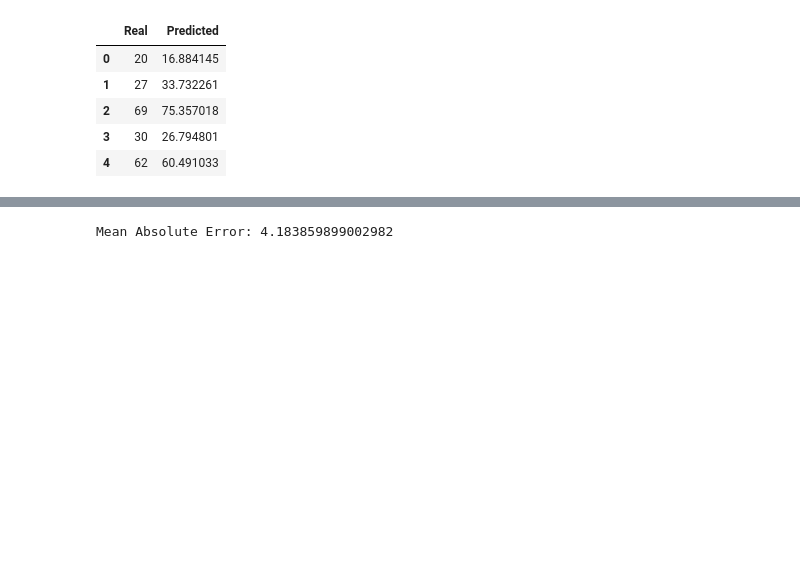
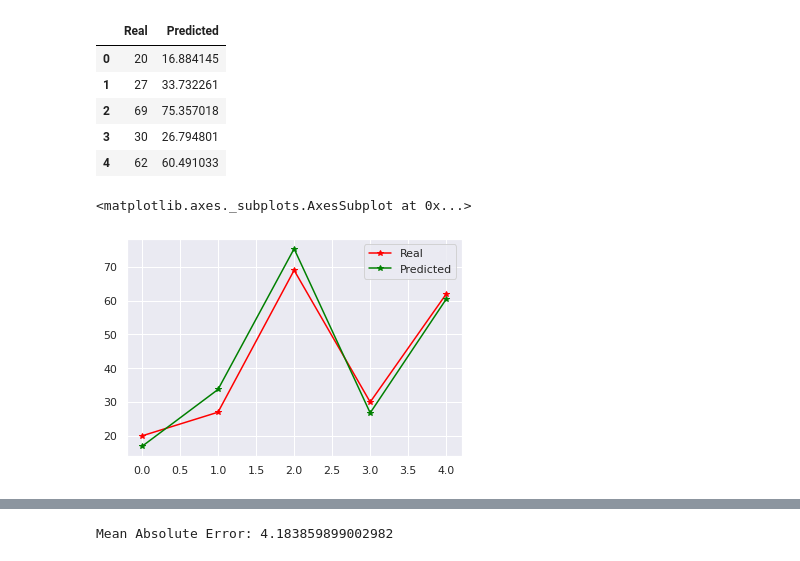
Before and after one commit to GKS07/The-Sparks-Foundation, a Jupyter notebook: Percentage_Predictor.ipynb, the cells around one changed output, grey strips where cells are left out. Saved outputs shown, nothing was run; the diff lists cells and outputs as text; code cells hidden in the pictures; blank space fills up the shorter version.

```diff
--- a/Percentage_Predictor.ipynb
+++ b/Percentage_Predictor.ipynb
@@ -71,3 +93,10 @@ comp
 | 2 | 69 | 75.357018 |
 | 3 | 30 | 26.794801 |
 | 4 | 62 | 60.491033 |
+# %%
+# visualising the real and predicted score
+
+comp.plot(marker = '*', color = ['red','green'])
+# %% [output]
+<matplotlib.axes._subplots.AxesSubplot at 0x...>
+[figure, added]
```
Also changed, not shown: parts of 18 cells of this notebook.
